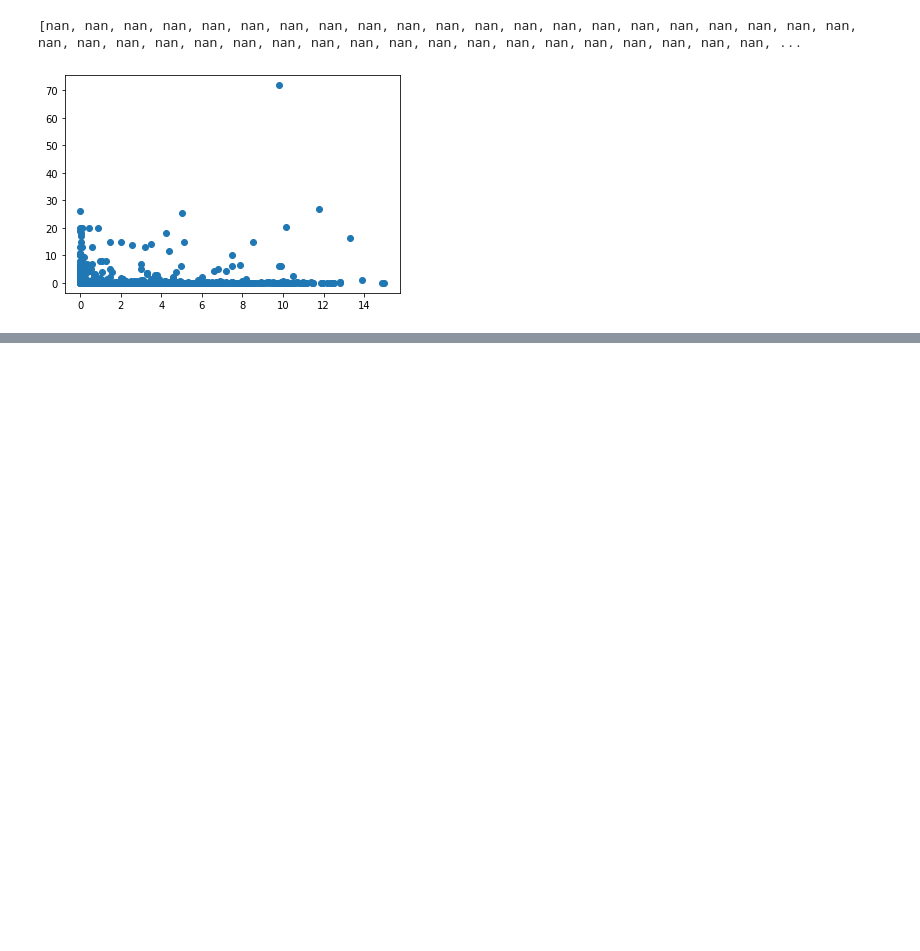
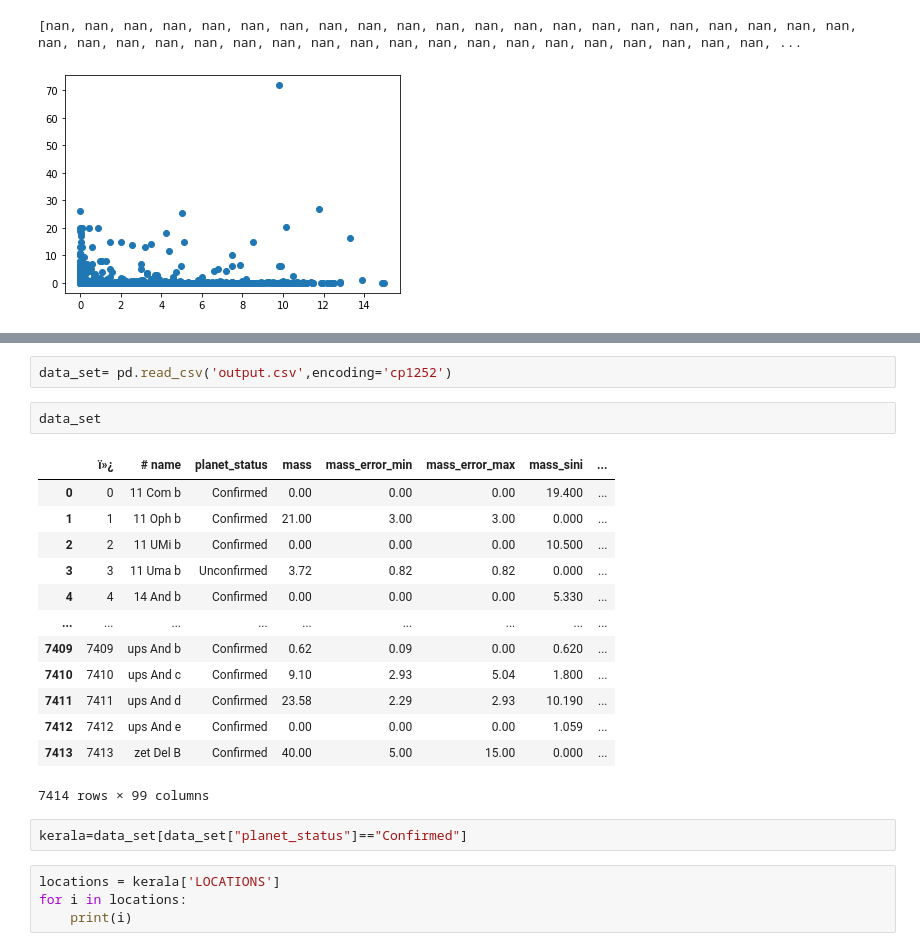
Before and after one commit to Raynould-Joseph/Machine-Learning-, a Jupyter notebook: ML_Lab_1.ipynb, the cells around one changed output, grey strips where cells are left out. Cells and saved outputs as stored; diff of their text form; blank space fills up the shorter version.

```diff
--- a/ML_Lab_1.ipynb
+++ b/ML_Lab_1.ipynb
@@ -146,0 +164,24 @@ plot.show()
+# %%
+data_set= pd.read_csv('output.csv',encoding='cp1252')
+# %%
+data_set
+# %% [output]
+|  | ï»¿ | # name | planet_status | mass | mass_error_min | mass_error_max | mass_sini | ... |
+| 0 | 0 | 11 Com b | Confirmed | 0.00 | 0.00 | 0.00 | 19.400 | ... |
+| 1 | 1 | 11 Oph b | Confirmed | 21.00 | 3.00 | 3.00 | 0.000 | ... |
+| 2 | 2 | 11 UMi b | Confirmed | 0.00 | 0.00 | 0.00 | 10.500 | ... |
+| 3 | 3 | 11 Uma b | Unconfirmed | 3.72 | 0.82 | 0.82 | 0.000 | ... |
+| 4 | 4 | 14 And b | Confirmed | 0.00 | 0.00 | 0.00 | 5.330 | ... |
+| ... | ... | ... | ... | ... | ... | ... | ... | ... |
+| 7409 | 7409 | ups And b | Confirmed | 0.62 | 0.09 | 0.00 | 0.620 | ... |
+| 7410 | 7410 | ups And c | Confirmed | 9.10 | 2.93 | 5.04 | 1.800 | ... |
+| 7411 | 7411 | ups And d | Confirmed | 23.58 | 2.29 | 2.93 | 10.190 | ... |
+| 7412 | 7412 | ups And e | Confirmed | 0.00 | 0.00 | 0.00 | 1.059 | ... |
+| 7413 | 7413 | zet Del B | Confirmed | 40.00 | 5.00 | 15.00 | 0.000 | ... |
+7414 rows × 99 columns
+# %%
+kerala=data_set[data_set["planet_status"]=="Confirmed"]
+# %%
+locations = kerala['LOCATIONS']
+for i in locations:
+    print(i)
```
Also changed, not shown: parts of 8 cells of this notebook.
